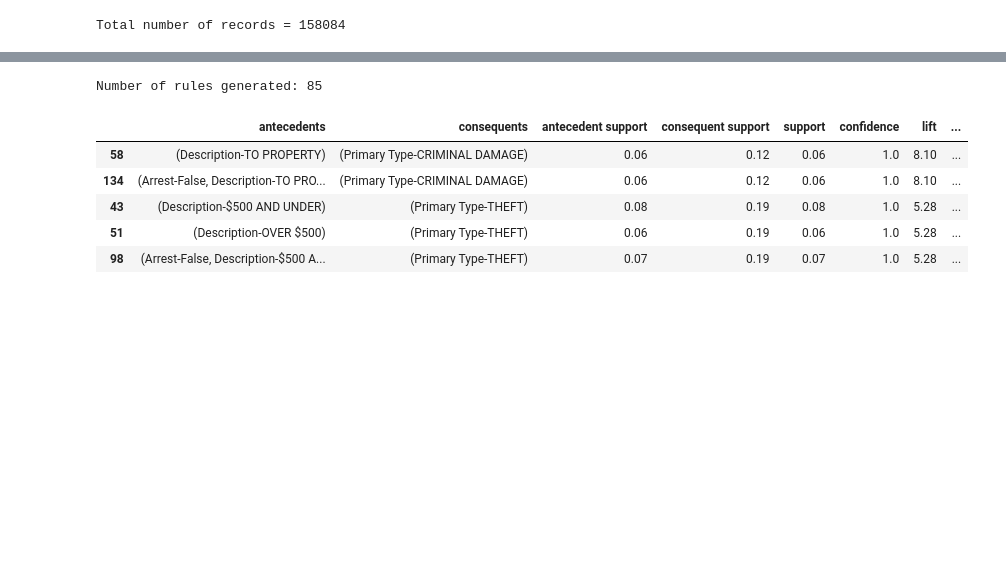
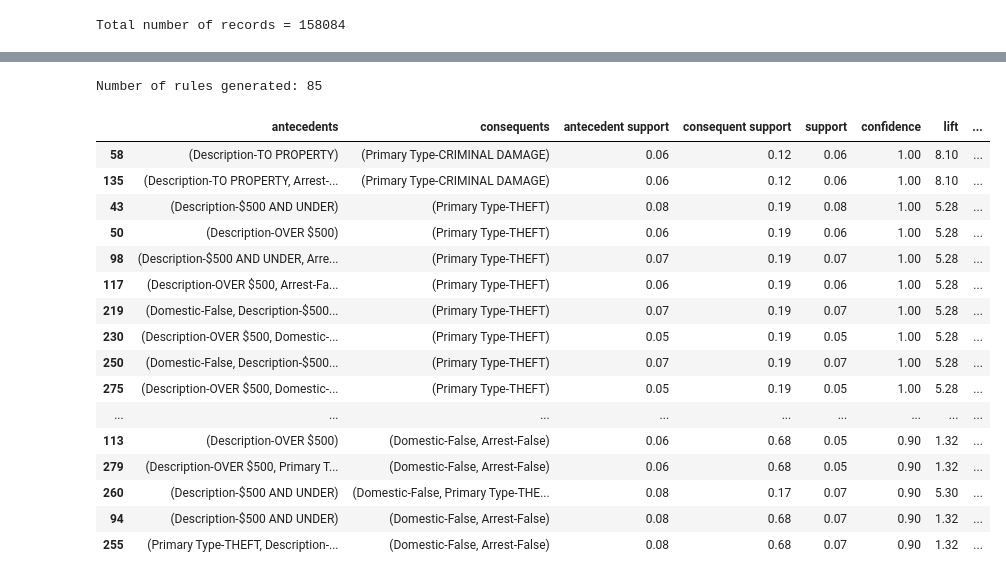
Before and after one commit to sandeshgupta/crime-data-analysis, a Jupyter notebook: association_rule_mining/Apriori - 2021 data .ipynb, the cells around one changed output, grey strips where cells are left out. Saved outputs shown, nothing was run; the diff lists cells and outputs as text; code cells hidden in the pictures; blank space fills up the shorter version.

```diff
--- a/association_rule_mining/Apriori - 2021 data .ipynb
+++ b/association_rule_mining/Apriori - 2021 data .ipynb
@@ -75,29 +78,40 @@ Time taken to run Apriori: 0:00:09.940861
 # %%
 # Formatting, formatting and writing the frequent itemset to csv
 
 rules = association_rules(frq_items, metric ="lift", min_threshold = min_lift)
 rules = rules.sort_values(['confidence', 'lift'], ascending =[False, False])
 rules['antecedents_length'] = rules['antecedents'].apply(lambda x: len(x))
 
 rules['consequent support'] = rules['consequent support'].round(decimals = 2)
 rules['antecedent support'] = rules['antecedent support'].round(decimals = 2)
 rules['support'] = rules['support'].round(decimals = 2)
 rules['confidence'] = rules['confidence'].round(decimals = 2)
 rules['lift'] = rules['lift'].round(decimals = 2)
 
 filtered_rules = rules[(rules['confidence']  >= min_confidence) ]
 
 print("Number of rules generated:", len(filtered_rules))
 
 with pd.option_context('display.max_rows', None, 'display.max_columns', None):  # more options can be specified also
-    display(filtered_rules.head())
+    display(filtered_rules)
 
 filtered_rules.to_csv('output_analysis/2021-Apriori.csv', columns = ['antecedents','consequents','support','confidence','lift'], sep=',', encoding='utf-8', index=False)
 # %% [output]
 Number of rules generated: 85
 |  | antecedents | consequents | antecedent support | consequent support | support | confidence | lift | ... |
-| 58 | (Description-TO PROPERTY) | (Primary Type-CRIMINAL DAMAGE) | 0.06 | 0.12 | 0.06 | 1.0 | 8.10 | ... |
-| 134 | (Arrest-False, Description-TO PRO... | (Primary Type-CRIMINAL DAMAGE) | 0.06 | 0.12 | 0.06 | 1.0 | 8.10 | ... |
-| 43 | (Description-$500 AND UNDER) | (Primary Type-THEFT) | 0.08 | 0.19 | 0.08 | 1.0 | 5.28 | ... |
-| 51 | (Description-OVER $500) | (Primary Type-THEFT) | 0.06 | 0.19 | 0.06 | 1.0 | 5.28 | ... |
-| 98 | (Arrest-False, Description-$500 A... | (Primary Type-THEFT) | 0.07 | 0.19 | 0.07 | 1.0 | 5.28 | ... |
+| 58 | (Description-TO PROPERTY) | (Primary Type-CRIMINAL DAMAGE) | 0.06 | 0.12 | 0.06 | 1.00 | 8.10 | ... |
+| 135 | (Description-TO PROPERTY, Arrest-... | (Primary Type-CRIMINAL DAMAGE) | 0.06 | 0.12 | 0.06 | 1.00 | 8.10 | ... |
+| 43 | (Description-$500 AND UNDER) | (Primary Type-THEFT) | 0.08 | 0.19 | 0.08 | 1.00 | 5.28 | ... |
+| 50 | (Description-OVER $500) | (Primary Type-THEFT) | 0.06 | 0.19 | 0.06 | 1.00 | 5.28 | ... |
+| 98 | (Description-$500 AND UNDER, Arre... | (Primary Type-THEFT) | 0.07 | 0.19 | 0.07 | 1.00 | 5.28 | ... |
+| 117 | (Description-OVER $500, Arrest-Fa... | (Primary Type-THEFT) | 0.06 | 0.19 | 0.06 | 1.00 | 5.28 | ... |
+| 219 | (Domestic-False, Description-$500... | (Primary Type-THEFT) | 0.07 | 0.19 | 0.07 | 1.00 | 5.28 | ... |
+| 230 | (Description-OVER $500, Domestic-... | (Primary Type-THEFT) | 0.05 | 0.19 | 0.05 | 1.00 | 5.28 | ... |
+| 250 | (Domestic-False, Description-$500... | (Primary Type-THEFT) | 0.07 | 0.19 | 0.07 | 1.00 | 5.28 | ... |
+| 275 | (Description-OVER $500, Domestic-... | (Primary Type-THEFT) | 0.05 | 0.19 | 0.05 | 1.00 | 5.28 | ... |
+| ... | ... | ... | ... | ... | ... | ... | ... | ... |
+| 113 | (Description-OVER $500) | (Domestic-False, Arrest-False) | 0.06 | 0.68 | 0.05 | 0.90 | 1.32 | ... |
+| 279 | (Description-OVER $500, Primary T... | (Domestic-False, Arrest-False) | 0.06 | 0.68 | 0.05 | 0.90 | 1.32 | ... |
+| 260 | (Description-$500 AND UNDER) | (Domestic-False, Primary Type-THE... | 0.08 | 0.17 | 0.07 | 0.90 | 5.30 | ... |
+| 94 | (Description-$500 AND UNDER) | (Domestic-False, Arrest-False) | 0.08 | 0.68 | 0.07 | 0.90 | 1.32 | ... |
+| 255 | (Primary Type-THEFT, Description-... | (Domestic-False, Arrest-False) | 0.08 | 0.68 | 0.07 | 0.90 | 1.32 | ... |
```
Also changed, not shown: parts of 4 cells of this notebook, 4 other files.
